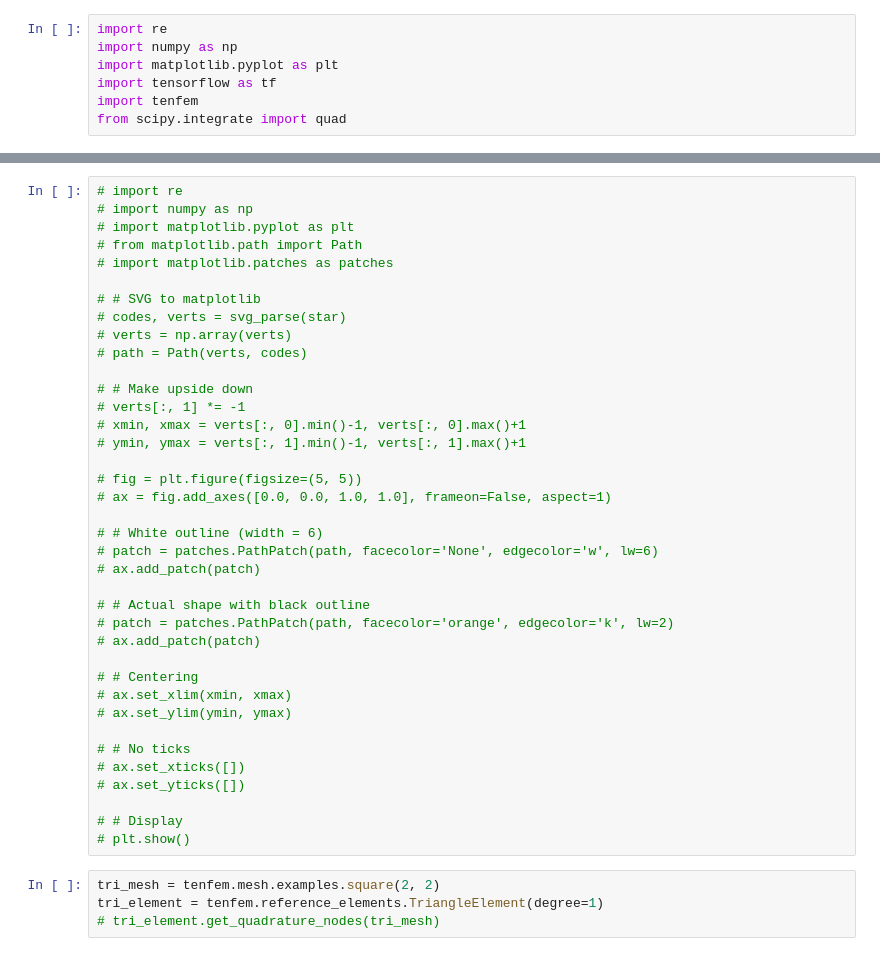
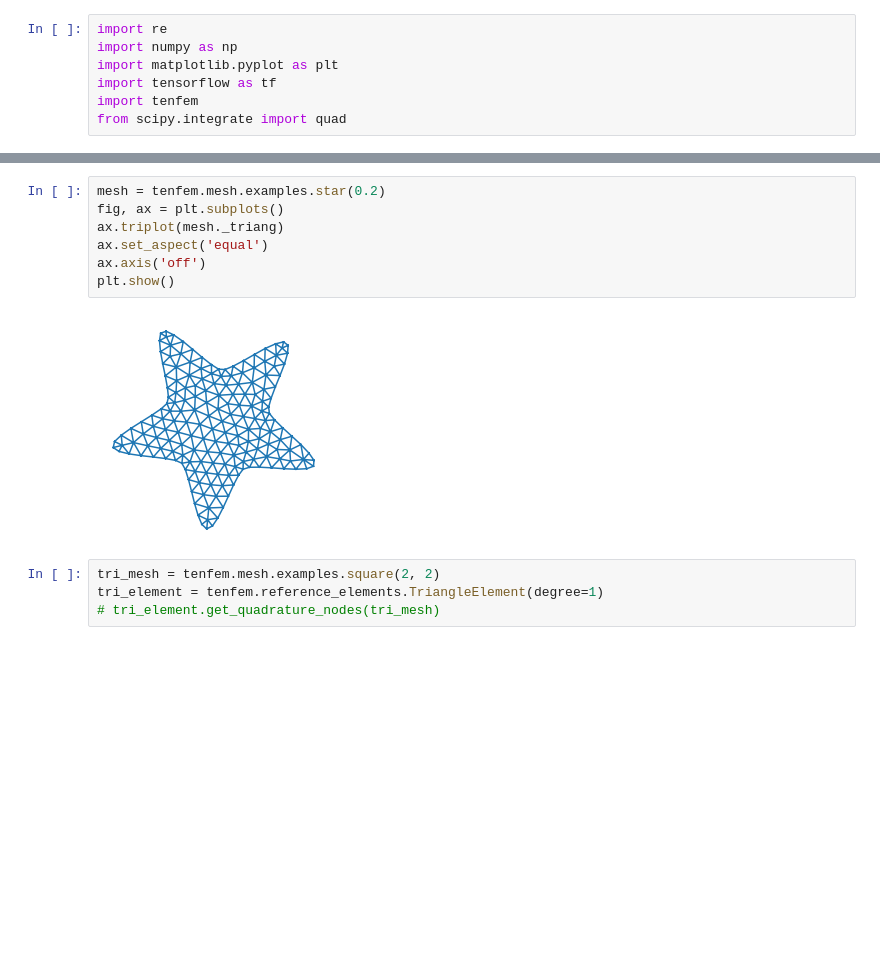
Before and after one commit to danieljtait/tenfem, a Jupyter notebook: examples/notebooks/reference_elements.ipynb, the cells around one changed output, grey strips where cells are left out. Cells and saved outputs as stored; diff of their text form; blank space fills up the shorter version.

```diff
--- a/examples/notebooks/reference_elements.ipynb
+++ b/examples/notebooks/reference_elements.ipynb
@@ -38,41 +8,12 @@ def svg_parse(path):
-# %%
-# import re
-# import numpy as np
-# import matplotlib.pyplot as plt
-# from matplotlib.path import Path
-# import matplotlib.patches as patches
-
-# # SVG to matplotlib
-# codes, verts = svg_parse(star)
-# verts = np.array(verts)
-# path = Path(verts, codes)
-
-# # Make upside down
-# verts[:, 1] *= -1
-# xmin, xmax = verts[:, 0].min()-1, verts[:, 0].max()+1
-# ymin, ymax = verts[:, 1].min()-1, verts[:, 1].max()+1
-
-# fig = plt.figure(figsize=(5, 5))
-# ax = fig.add_axes([0.0, 0.0, 1.0, 1.0], frameon=False, aspect=1)
-
-# # White outline (width = 6)
-# patch = patches.PathPatch(path, facecolor='None', edgecolor='w', lw=6)
-# ax.add_patch(patch)
-
-# # Actual shape with black outline
-# patch = patches.PathPatch(path, facecolor='orange', edgecolor='k', lw=2)
-# ax.add_patch(patch)
-
-# # Centering
-# ax.set_xlim(xmin, xmax)
-# ax.set_ylim(ymin, ymax)
-
-# # No ticks
-# ax.set_xticks([])
-# ax.set_yticks([])
-
-# # Display
-# plt.show()
+# %%
+mesh = tenfem.mesh.examples.star(0.2)
+fig, ax = plt.subplots()
+ax.triplot(mesh._triang)
+ax.set_aspect('equal')
+ax.axis('off')
+plt.show()
+# %% [output]
+[figure, added]
 # %%
 tri_mesh = tenfem.mesh.examples.square(2, 2)
 tri_element = tenfem.reference_elements.TriangleElement(degree=1)
```
Also changed, not shown: parts of 1 cell of this notebook, 5 other files.
